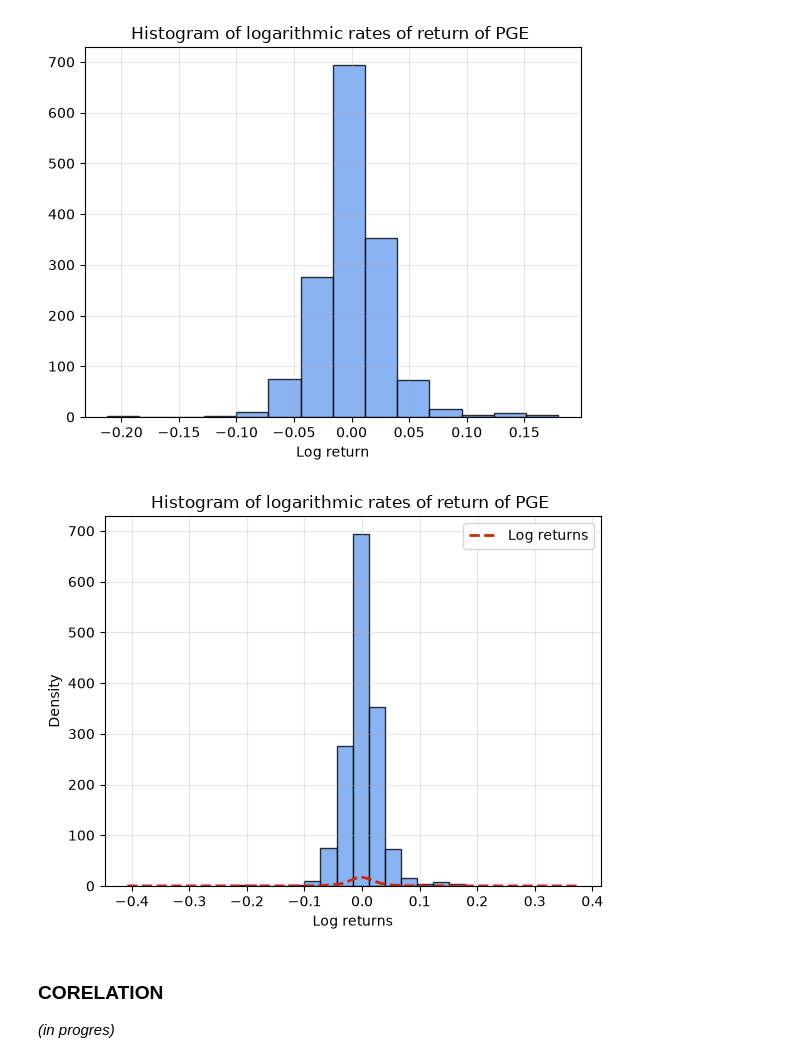
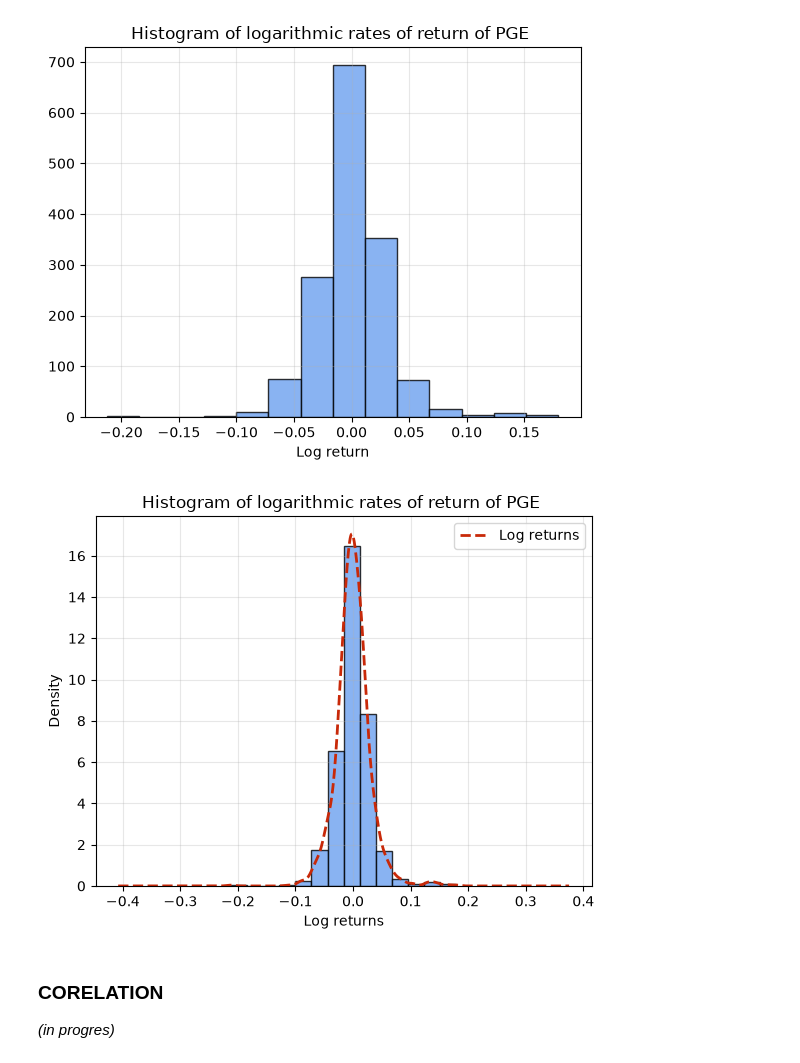
Before and after one commit to studzinskimilosz/mathematical-and-statistical-analysis, a Jupyter notebook: notebook/notebook.ipynb, the cells around one changed output. Drawn from its saved outputs; the diff is of its cells as text; code cells hidden in the pictures.

Commit message:
fix: addjusting density on histogram plot

```diff
--- a/notebook/notebook.ipynb
+++ b/notebook/notebook.ipynb
@@ -158,29 +158,30 @@ plt.show()
 # %%
 plt.hist(
     log_returns,
     bins = 14,
+    density=True,
     alpha = 0.8,
     edgecolor = 'black',
     color = '#6CA0EF',
 )
 
 log_returns.plot.density(
     color = '#C82909',
     linestyle = '--',
     linewidth = 2,
     label = 'Log returns',
 )
 
 plt.grid(
     alpha = 0.3
 )
 
 plt.title('Histogram of logarithmic rates of return of PGE ')
 plt.xlabel('Log returns')
 plt.legend()
 plt.show()
 # %% [output]
-[figure, old version]
+[figure, new version]
 # %% [markdown]
 ### CORELATION
 *(in progres)*
```
